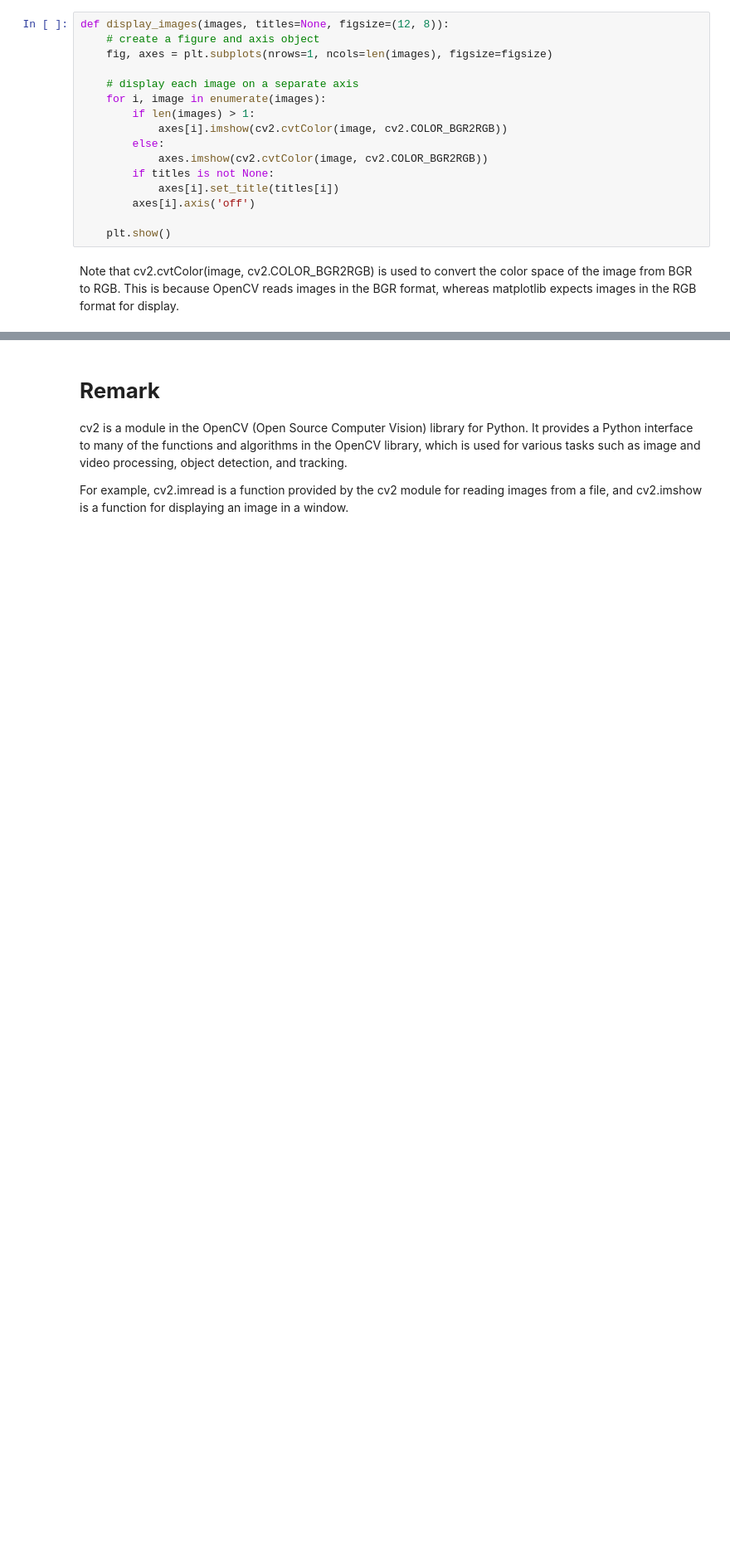
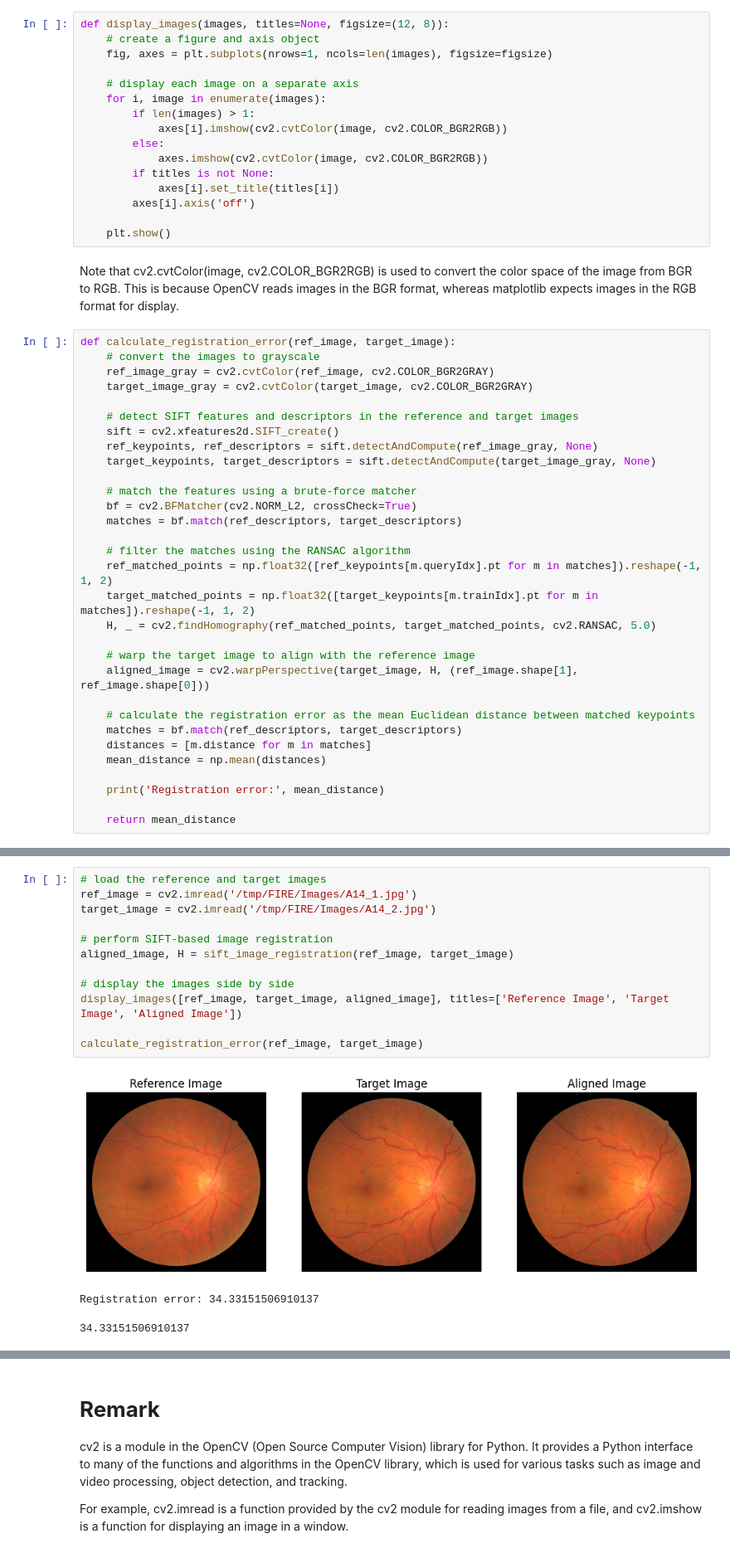
Before and after one commit to Meetra21/MN-1, a Jupyter notebook: Retina_Fundus_Image_Registration.ipynb, the cells around one changed output, grey strips where cells are left out. Shown at 83% size. Cells and saved outputs as stored; diff of their text form; blank space fills up the shorter version.

```diff
--- a/Retina_Fundus_Image_Registration.ipynb
+++ b/Retina_Fundus_Image_Registration.ipynb
@@ -296,6 +315,37 @@ def display_images(images, titles=None, figsize=(12, 8)):
     plt.show()
 # %% [markdown]
 Note that cv2.cvtColor(image, cv2.COLOR_BGR2RGB) is used to convert the color space of the image from BGR to RGB. This is because OpenCV reads images in the BGR format, whereas matplotlib expects images in the RGB format for display.
+# %%
+def calculate_registration_error(ref_image, target_image):
+    # convert the images to grayscale
+    ref_image_gray = cv2.cvtColor(ref_image, cv2.COLOR_BGR2GRAY)
+    target_image_gray = cv2.cvtColor(target_image, cv2.COLOR_BGR2GRAY)
+
+    # detect SIFT features and descriptors in the reference and target images
+    sift = cv2.xfeatures2d.SIFT_create()
+    ref_keypoints, ref_descriptors = sift.detectAndCompute(ref_image_gray, None)
+    target_keypoints, target_descriptors = sift.detectAndCompute(target_image_gray, None)
+
+    # match the features using a brute-force matcher
+    bf = cv2.BFMatcher(cv2.NORM_L2, crossCheck=True)
+    matches = bf.match(ref_descriptors, target_descriptors)
+
+    # filter the matches using the RANSAC algorithm
+    ref_matched_points = np.float32([ref_keypoints[m.queryIdx].pt for m in matches]).reshape(-1, 1, 2)
+    target_matched_points = np.float32([target_keypoints[m.trainIdx].pt for m in matches]).reshape(-1, 1, 2)
+    H, _ = cv2.findHomography(ref_matched_points, target_matched_points, cv2.RANSAC, 5.0)
+
+    # warp the target image to align with the reference image
+    aligned_image = cv2.warpPerspective(target_image, H, (ref_image.shape[1], ref_image.shape[0]))
+
+    # calculate the registration error as the mean Euclidean distance between matched keypoints
+    matches = bf.match(ref_descriptors, target_descriptors)
+    distances = [m.distance for m in matches]
+    mean_distance = np.mean(distances)
+
+    print('Registration error:', mean_distance)
+
+    return mean_distance
 # %%
 # load the reference and target images
 ref_image = cv2.imread('/tmp/FIRE/Images/A01_1.jpg')
@@ -310,0 +365,16 @@ display_images([ref_image, target_image, aligned_image], titles=['Reference Imag
+# %%
+# load the reference and target images
+ref_image = cv2.imread('/tmp/FIRE/Images/A14_1.jpg')
+target_image = cv2.imread('/tmp/FIRE/Images/A14_2.jpg')
+
+# perform SIFT-based image registration
+aligned_image, H = sift_image_registration(ref_image, target_image)
+
+# display the images side by side
+display_images([ref_image, target_image, aligned_image], titles=['Reference Image', 'Target Image', 'Aligned Image'])
+
+calculate_registration_error(ref_image, target_image)
+# %% [output]
+[figure, added]
+Registration error: 34.33151506910137
+34.33151506910137
```
Also changed, not shown: parts of 15 cells of this notebook.
